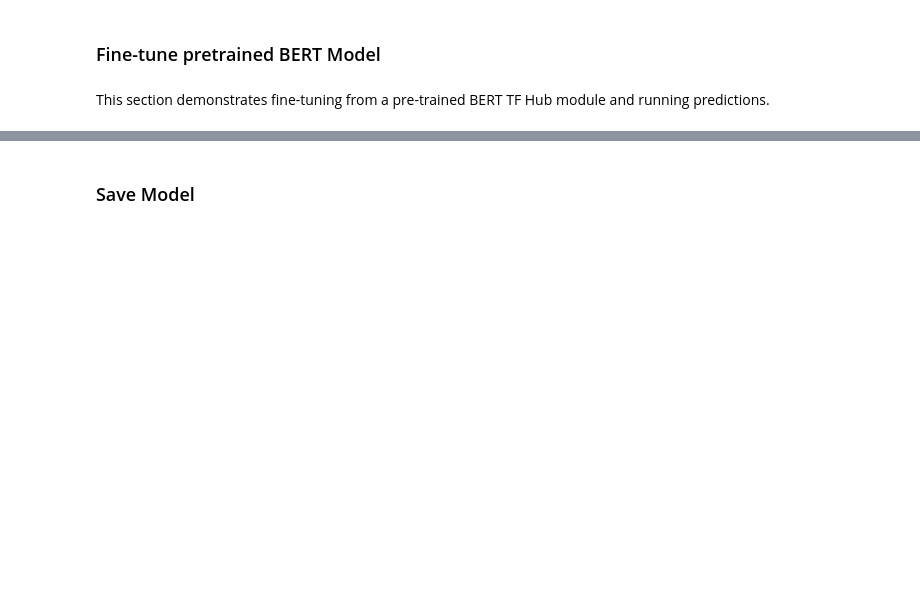
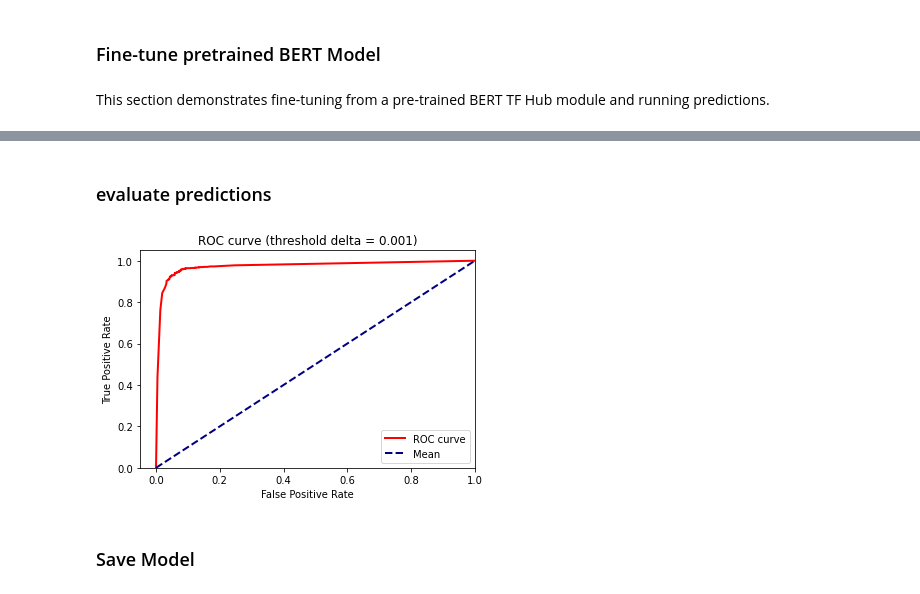
Before and after one commit to cedoard/fine_tuned_bert, a Jupyter notebook: notebooks/AlBERTo_End_to_End_(Fine_tuning_+_Predicting)_with_Cloud_TPU_Sentence_Classification_Tasks.ipynb, the cells around one changed output, grey strips where cells are left out. Drawn from its saved outputs; the diff is of its cells as text; code cells hidden in the pictures; blank space fills up the shorter version.

```diff
--- a/notebooks/AlBERTo_End_to_End_(Fine_tuning_+_Predicting)_with_Cloud_TPU_Sentence_Classification_Tasks.ipynb
+++ b/notebooks/AlBERTo_End_to_End_(Fine_tuning_+_Predicting)_with_Cloud_TPU_Sentence_Classification_Tasks.ipynb
@@ -514,0 +444,10 @@ INFO:tensorflow:training_loop marked as finished
+# %%
+#SAVE IN BUCKLET RESULTS AND PRINT THEM
+output_eval_file = os.path.join(OUTPUT_DIR_RESULT, "sharing_mobility_31122020_results.csv")
+output_eval_file_drive = os.path.join(DATA_PATH, "sharing_mobility_31122020_results.csv")
+with tf.gfile.GFile(output_eval_file, "w") as writer:
+  print("***** Results *****")
+  writer.write("{}\t{}\t{}\n".format("sentence", "actual", "predicted") )
+  for example, prediction, label in zip(sentence_test, predictions, labels_test):
+    #print('\t prediction:{} \t id:{} \t text_a: {}'.format( prediction['probabilities'][0],str(id),str(example) ) )
+    writer.write("{}\t{}\t{}\n".format(example, label, prediction['probabilities'][1]))
@@ -515,3 +472,63 @@ INFO:tensorflow:training_loop marked as finished
+# %% [markdown]
+### evaluate predictions
+# %%
+import pandas as pd
+import numpy as np
+
+result = pd.read_csv(output_eval_file_drive, sep='\t', header = 0)
+result.columns = ['sentence', 'actual', 'predicted']
+result = result.dropna().reset_index(drop=True)
+
+y_test = result.actual.values
+y_proba = result.predicted.values
+
+def get_confusion_matrix(y_true, y_pred):
+    n_classes = len(np.unique(y_true))
+    conf = np.zeros((n_classes, n_classes))
+    for actual, pred in zip(y_true, y_pred):
+        conf[int(actual)][int(pred)] += 1
+    return conf.astype('int')
+
+def get_roc_curve(y_test, y_proba, delta=0.1):
+    """
+    Return the True Positive Rates (TPRs), False Positive Rates (FPRs),
+    and the threshold values, seperated by delta.
+    """
+    thresh = list(np.arange(0, 1, delta)) + [1]
+    TPRs = []
+    FPRs = []
+    y_pred = np.empty(y_proba.shape)
+    for th in thresh:
+        y_pred[y_proba < th] = 0
+        y_pred[y_proba >= th] = 1
+
+        # confusion matrix from the function we defined
+        (TN, FP), (FN, TP) = get_confusion_matrix(y_test, y_pred)
+
+        TPR = TP / (TP + FN)  # sensitivity
+        FPR = FP / (FP + TN)  # 1 - specificity
+        TPRs.append(TPR)
+        FPRs.append(FPR)
+    return FPRs, TPRs, thresh
+
+delta = 0.001
+FPRs, TPRs, _ = get_roc_curve(y_test, y_proba, delta)
+
+# Plot the ROC curve
+import matplotlib.pyplot as plt
+
+plt.plot(FPRs, TPRs, color='red',
+         lw=2, label='ROC curve')
+plt.plot([0, 1], [0, 1], color='navy', lw=2, linestyle='--', label="Mean")
+plt.xlim([-0.05, 1.0])
+plt.ylim([0.0, 1.05])
+plt.xlabel('False Positive Rate')
+plt.ylabel('True Positive Rate')
+plt.title(f'ROC curve (threshold delta = {delta})')
+plt.legend(loc="lower right")
+plt.show()
+# %% [output]
+[figure, added]
 # %% [markdown]
 ### Save Model
 # %%
```
Also changed, not shown: parts of 22 cells of this notebook.
